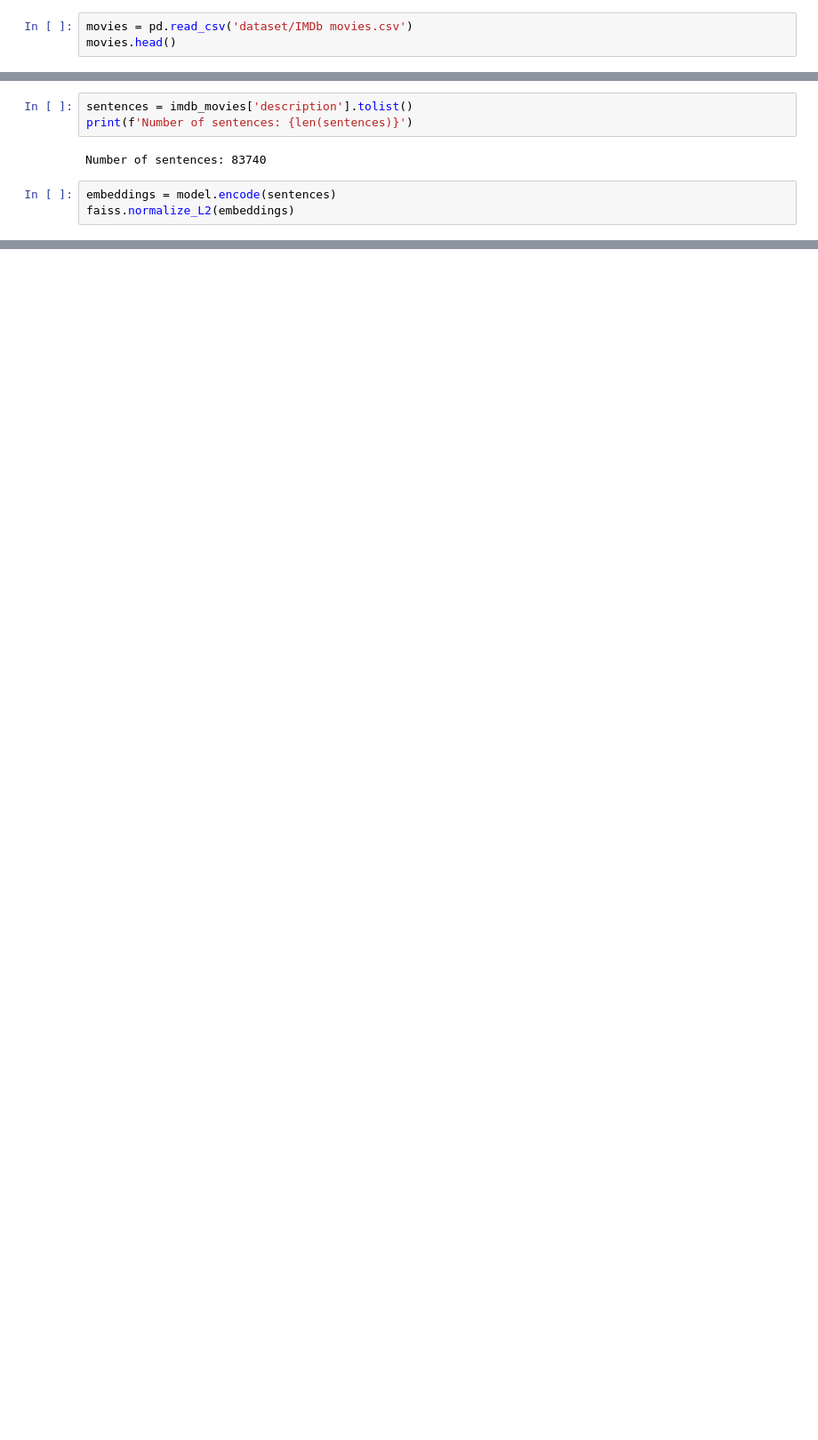
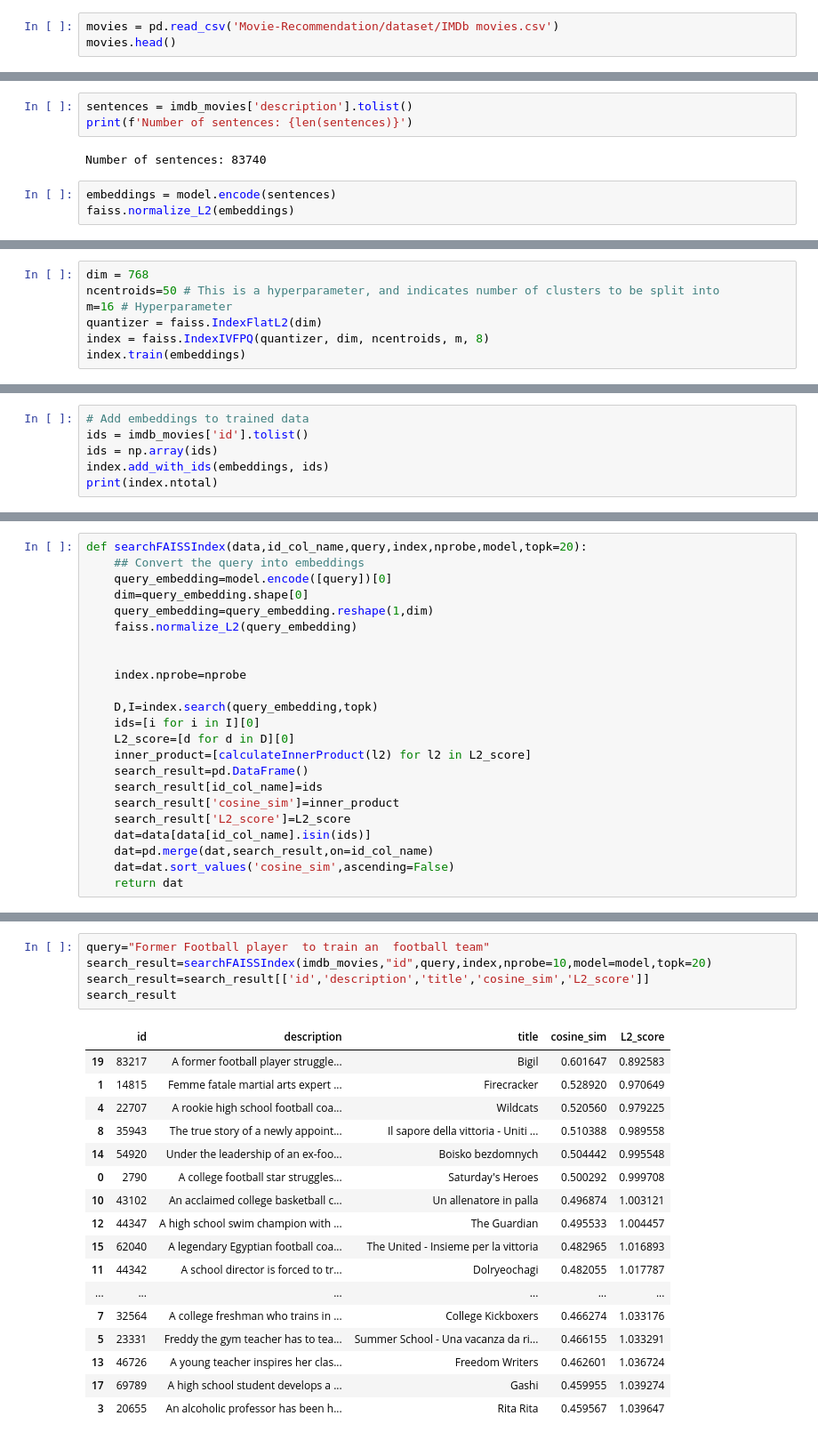
Before and after one commit to sunil-thapa99/Movie-Recommendation, a Jupyter notebook: Movie Recommendation Content Based Using FAISS.ipynb, the cells around one changed output, grey strips where cells are left out. Shown: that part at 89% size. Drawn from its saved outputs; the diff is of its cells as text; blank space fills up the shorter version.

Commit message:
Content Based FAISS Recommendation

```diff
--- a/Movie Recommendation Content Based Using FAISS.ipynb
+++ b/Movie Recommendation Content Based Using FAISS.ipynb
@@ -35,5 +46,5 @@ I0402 14:24:58.233251 140661220591424 SentenceTransformer.py:131] Use pytorch de
 # %%
-movies = pd.read_csv('dataset/IMDb movies.csv')
+movies = pd.read_csv('Movie-Recommendation/dataset/IMDb movies.csv')
 movies.head()
 # %% [output]
 |  | imdb_title_id | title | original_title | year | date_published | genre | duration | country | language | ... |
@@ -81,0 +100,7 @@ faiss.normalize_L2(embeddings)
+# %%
+dim = 768
+ncentroids=50 # This is a hyperparameter, and indicates number of clusters to be split into
+m=16 # Hyperparameter
+quantizer = faiss.IndexFlatL2(dim)
+index = faiss.IndexIVFPQ(quantizer, dim, ncentroids, m, 8)
+index.train(embeddings)
@@ -81,0 +112,6 @@ faiss.normalize_L2(embeddings)
+# %%
+# Add embeddings to trained data
+ids = imdb_movies['id'].tolist()
+ids = np.array(ids)
+index.add_with_ids(embeddings, ids)
+print(index.ntotal)
@@ -81,0 +124,23 @@ faiss.normalize_L2(embeddings)
+# %%
+def searchFAISSIndex(data,id_col_name,query,index,nprobe,model,topk=20):
+    ## Convert the query into embeddings
+    query_embedding=model.encode([query])[0]
+    dim=query_embedding.shape[0]
+    query_embedding=query_embedding.reshape(1,dim)
+    faiss.normalize_L2(query_embedding)
+
+
+    index.nprobe=nprobe
+
+    D,I=index.search(query_embedding,topk)
+    ids=[i for i in I][0]
+    L2_score=[d for d in D][0]
+    inner_product=[calculateInnerProduct(l2) for l2 in L2_score]
+    search_result=pd.DataFrame()
+    search_result[id_col_name]=ids
+    search_result['cosine_sim']=inner_product
+    search_result['L2_score']=L2_score
+    dat=data[data[id_col_name].isin(ids)]
+    dat=pd.merge(dat,search_result,on=id_col_name)
+    dat=dat.sort_values('cosine_sim',ascending=False)
+    return dat
@@ -81,0 +174,23 @@ faiss.normalize_L2(embeddings)
+# %%
+query="Former Football player  to train an  football team"
+search_result=searchFAISSIndex(imdb_movies,"id",query,index,nprobe=10,model=model,topk=20)
+search_result=search_result[['id','description','title','cosine_sim','L2_score']]
+search_result
+# %% [output]
+|  | id | description | title | cosine_sim | L2_score |
+| 19 | 83217 | A former football player struggle... | Bigil | 0.601647 | 0.892583 |
+| 1 | 14815 | Femme fatale martial arts expert ... | Firecracker | 0.528920 | 0.970649 |
+| 4 | 22707 | A rookie high school football coa... | Wildcats | 0.520560 | 0.979225 |
+| 8 | 35943 | The true story of a newly appoint... | Il sapore della vittoria - Uniti ... | 0.510388 | 0.989558 |
+| 14 | 54920 | Under the leadership of an ex-foo... | Boisko bezdomnych | 0.504442 | 0.995548 |
+| 0 | 2790 | A college football star struggles... | Saturday's Heroes | 0.500292 | 0.999708 |
+| 10 | 43102 | An acclaimed college basketball c... | Un allenatore in palla | 0.496874 | 1.003121 |
+| 12 | 44347 | A high school swim champion with ... | The Guardian | 0.495533 | 1.004457 |
+| 15 | 62040 | A legendary Egyptian football coa... | The United - Insieme per la vittoria | 0.482965 | 1.016893 |
+| 11 | 44342 | A school director is forced to tr... | Dolryeochagi | 0.482055 | 1.017787 |
+| ... | ... | ... | ... | ... | ... |
+| 7 | 32564 | A college freshman who trains in ... | College Kickboxers | 0.466274 | 1.033176 |
+| 5 | 23331 | Freddy the gym teacher has to tea... | Summer School - Una vacanza da ri... | 0.466155 | 1.033291 |
+| 13 | 46726 | A young teacher inspires her clas... | Freedom Writers | 0.462601 | 1.036724 |
+| 17 | 69789 | A high school student develops a ... | Gashi | 0.459955 | 1.039274 |
+| 3 | 20655 | An alcoholic professor has been h... | Rita Rita | 0.459567 | 1.039647 |
```
Also changed, not shown: parts of 16 cells of this notebook, 1 other file.
